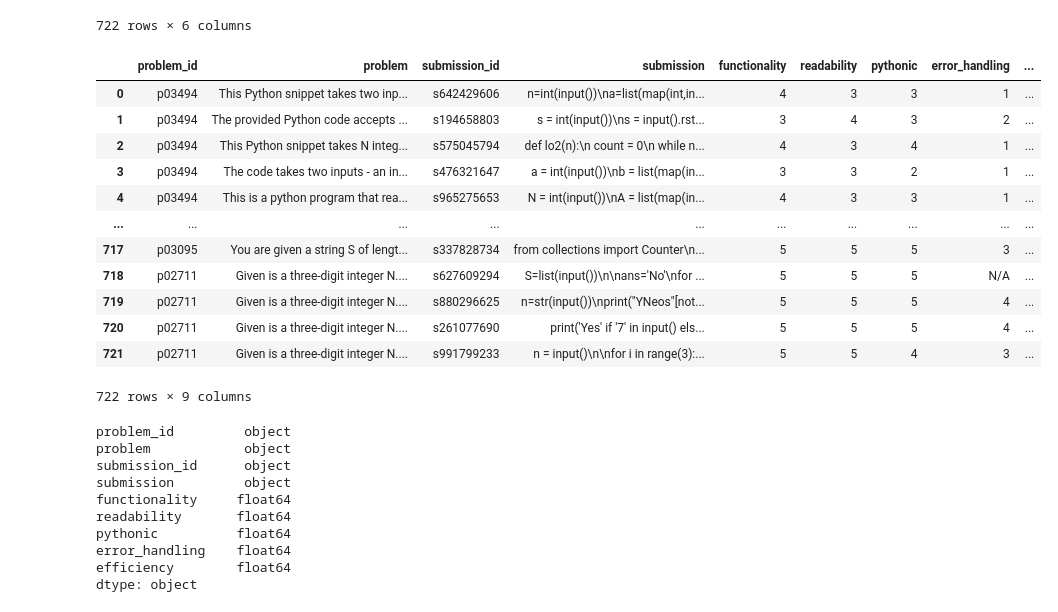
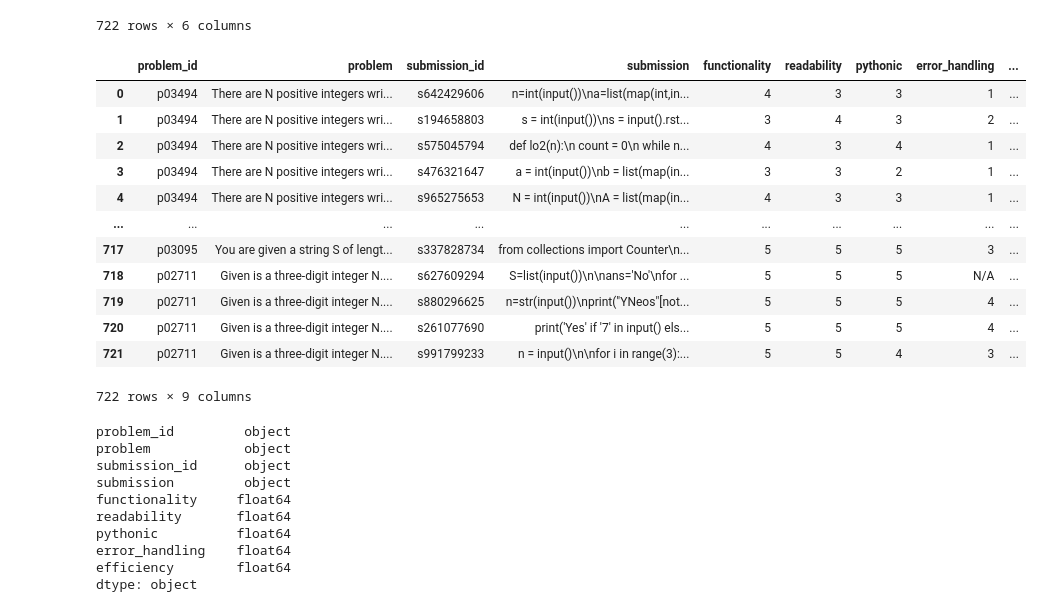
Before and after one commit to DiwanshuShekhar/codeQual, a Jupyter notebook: notebooks/codequal.ipynb, the cells around one changed output. Cells and saved outputs as stored; diff of their text form; code cells hidden in the pictures.

```diff
--- a/notebooks/codequal.ipynb
+++ b/notebooks/codequal.ipynb
@@ -78,24 +78,31 @@ py800_annotated_df
 | 720 | p02711 | s261077690 | Given is a three-digit integer N.... | {'functionality': 'The code recei... | {'functionality': '5', 'readabili... | print('Yes' if '7' in input() els... |
 | 721 | p02711 | s991799233 | Given is a three-digit integer N.... | {'functionality': 'The code corre... | {'functionality': '5', 'readabili... | n = input()\n\nfor i in range(3):... |
 722 rows × 6 columns
+# %%
+# create a dataframe from jsonl file
+prob_desc_df = pd.read_json('../data/CodeQualData/py800_metadata_problem_desc.jsonl', lines=True)
+def get_problem_desc(problem_id):
+    row = prob_desc_df[prob_desc_df['problem_id'] == problem_id]
+    return row.values[0][1]
 # %%
 # for each row in py800_annotated_df extract the problem_id, submission_id, and the quality score
+
 data = []
 for index, row in py800_annotated_df.iterrows():
-    temp_dict = {'problem_id': row['problem_id'], 'problem': row['problem_description'], 'submission_id': row['submission_id'], 'submission': row['submission']}
+    temp_dict = {'problem_id': row['problem_id'], 'problem': get_problem_desc(row['problem_id']), 'submission_id': row['submission_id'], 'submission': row['submission']}
     temp_dict.update(row['quality_score'])
     data.append(temp_dict)
 
 # create a dataframe from the data
 py800_annotated_df_score = pd.DataFrame(data)
 py800_annotated_df_score
 # %% [output]
 |  | problem_id | problem | submission_id | submission | functionality | readability | pythonic | error_handling | ... |
-| 0 | p03494 | This Python snippet takes two inp... | s642429606 | n=int(input())\na=list(map(int,in... | 4 | 3 | 3 | 1 | ... |
-| 1 | p03494 | The provided Python code accepts ... | s194658803 | s = int(input())\ns = input().rst... | 3 | 4 | 3 | 2 | ... |
-| 2 | p03494 | This Python snippet takes N integ... | s575045794 | def lo2(n):\n count = 0\n while n... | 4 | 3 | 4 | 1 | ... |
-| 3 | p03494 | The code takes two inputs - an in... | s476321647 | a = int(input())\nb = list(map(in... | 3 | 3 | 2 | 1 | ... |
-| 4 | p03494 | This is a python program that rea... | s965275653 | N = int(input())\nA = list(map(in... | 4 | 3 | 3 | 1 | ... |
+| 0 | p03494 | There are N positive integers wri... | s642429606 | n=int(input())\na=list(map(int,in... | 4 | 3 | 3 | 1 | ... |
+| 1 | p03494 | There are N positive integers wri... | s194658803 | s = int(input())\ns = input().rst... | 3 | 4 | 3 | 2 | ... |
+| 2 | p03494 | There are N positive integers wri... | s575045794 | def lo2(n):\n count = 0\n while n... | 4 | 3 | 4 | 1 | ... |
+| 3 | p03494 | There are N positive integers wri... | s476321647 | a = int(input())\nb = list(map(in... | 3 | 3 | 2 | 1 | ... |
+| 4 | p03494 | There are N positive integers wri... | s965275653 | N = int(input())\nA = list(map(in... | 4 | 3 | 3 | 1 | ... |
 | ... | ... | ... | ... | ... | ... | ... | ... | ... | ... |
 | 717 | p03095 | You are given a string S of lengt... | s337828734 | from collections import Counter\n... | 5 | 5 | 5 | 3 | ... |
 | 718 | p02711 | Given is a three-digit integer N.... | s627609294 | S=list(input())\n\nans='No'\nfor ... | 5 | 5 | 5 | N/A | ... |
```
Also changed, not shown: parts of 6 cells of this notebook, 1 other file.
